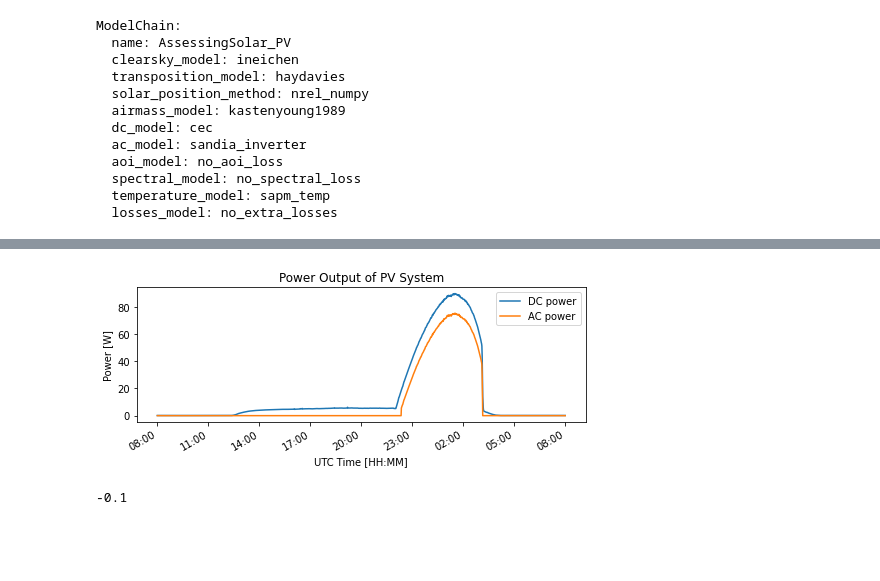
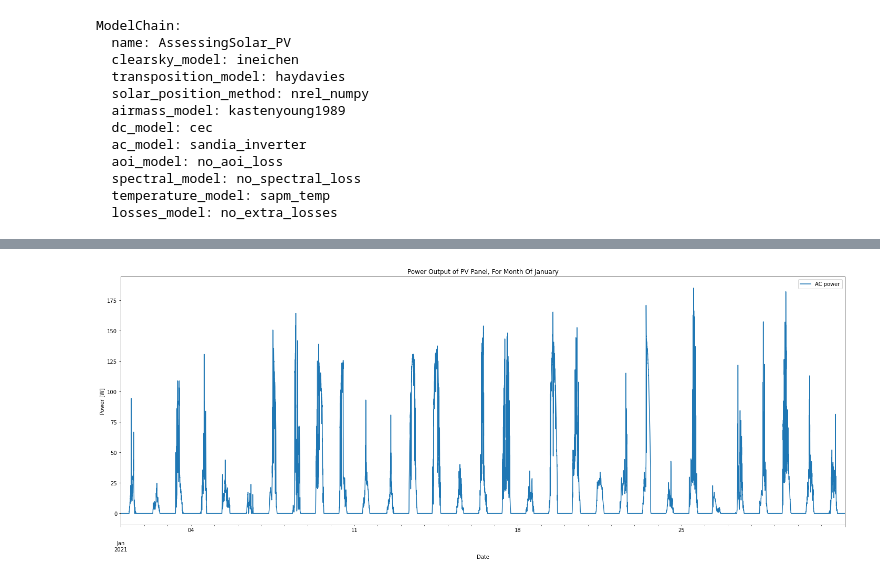
Before and after one commit to dlanzave/greenwaymicrogrid, a Jupyter notebook: Solar_Modeling.ipynb, the cells around one changed output, grey strips where cells are left out. Saved outputs shown, nothing was run; the diff lists cells and outputs as text; code cells hidden in the pictures; blank space fills up the shorter version.

```diff
--- a/Solar_Modeling.ipynb
+++ b/Solar_Modeling.ipynb
@@ -227,8 +236,8 @@ array([ 19.10749337,  61.65476455, 103.72917942, 144.92853112,
 # Let's read the weather data from NREL Weather station https://midcdmz.nrel.gov/apps/data_api_doc.pl?_idtextlist
 
 df_weather = pvlib.iotools.read_midc_raw_data_from_nrel('UOSMRL',               # Station id(cal poly)
-                                                    pd.Timestamp('20210601'),   # Start date YYYYMMDD
-                                                    pd.Timestamp('20210601'))   # End date  YYYYMMDD
+                                                    pd.Timestamp('20210101'),   # Start date YYYYMMDD
+                                                    pd.Timestamp('20210131'))   # End date  YYYYMMDD
 
 # Let's see the head, shape and columns of the data
 df_weather.head(3)
@@ -255,9 +264,9 @@ df_weather.head(3)
 #DEFINING CHARACTERISTICS OF PV SYSTEM
 
 # Coordinates
-latitude = 35
-longitude = 117
-altitude = 600
+latitude = 44.0467
+longitude = -123.0743
+altitude = 133.8
 
 # Define the location object
 location = pvlib.location.Location(latitude, longitude, altitude=altitude)
@@ -343,18 +353,33 @@ plt.show()
 # %%
 # Plot of Power Output
-fig, ax = plt.subplots(figsize=(7, 3))
+fig, ax = plt.subplots(figsize=(20, 8))
 
-mc.results.dc['p_mp'].plot(label='DC power')
+#x=1.576*0.825*mc.results.weather['dhi']
+
+#x.plot()
+#mc.results.weather['dhi'].plot(label='irrad')
 ax = mc.results.ac.plot(label='AC power')
-ax.xaxis.set_major_formatter(DateFormatter("%H:%M"))
+#mc.results.dc['p_mp'].plot(label='DC power')
+#ax.xaxis.set_major_formatter(DateFormatter("%m-%d"))
 ax.set_ylabel('Power [W]')
-ax.set_xlabel('UTC Time [HH:MM]')
-ax.set_title('Power Output of PV System')
+ax.set_xlabel('Date')
+ax.set_title('Power Output of PV Panel, For Month Of January')
 plt.legend()
 plt.tight_layout()
 plt.show()
 # %% [output]
-[figure, old version]
+[figure, new version]
 # %%
+import numpy as np
+
+ac_array = mc.results.ac.values
+
+np.add.reduceat(ac_array, np.arange(0, len(ac_array), 15))
+
+for i in range(len(ac_array)):
+    if ac_array[i] < 0:
+        ac_array[i] = 0
+
+df = pd.DataFrame(ac_array, columns = ['Solar_output'])
+
+df.to_csv(r'C:\Users\baron\OneDrive\Desktop\Capstone\Code\greenwaymicrogrid\AC_output.csv')
-# %% [output]
--0.1
```
Also changed, not shown: parts of 9 cells of this notebook.
